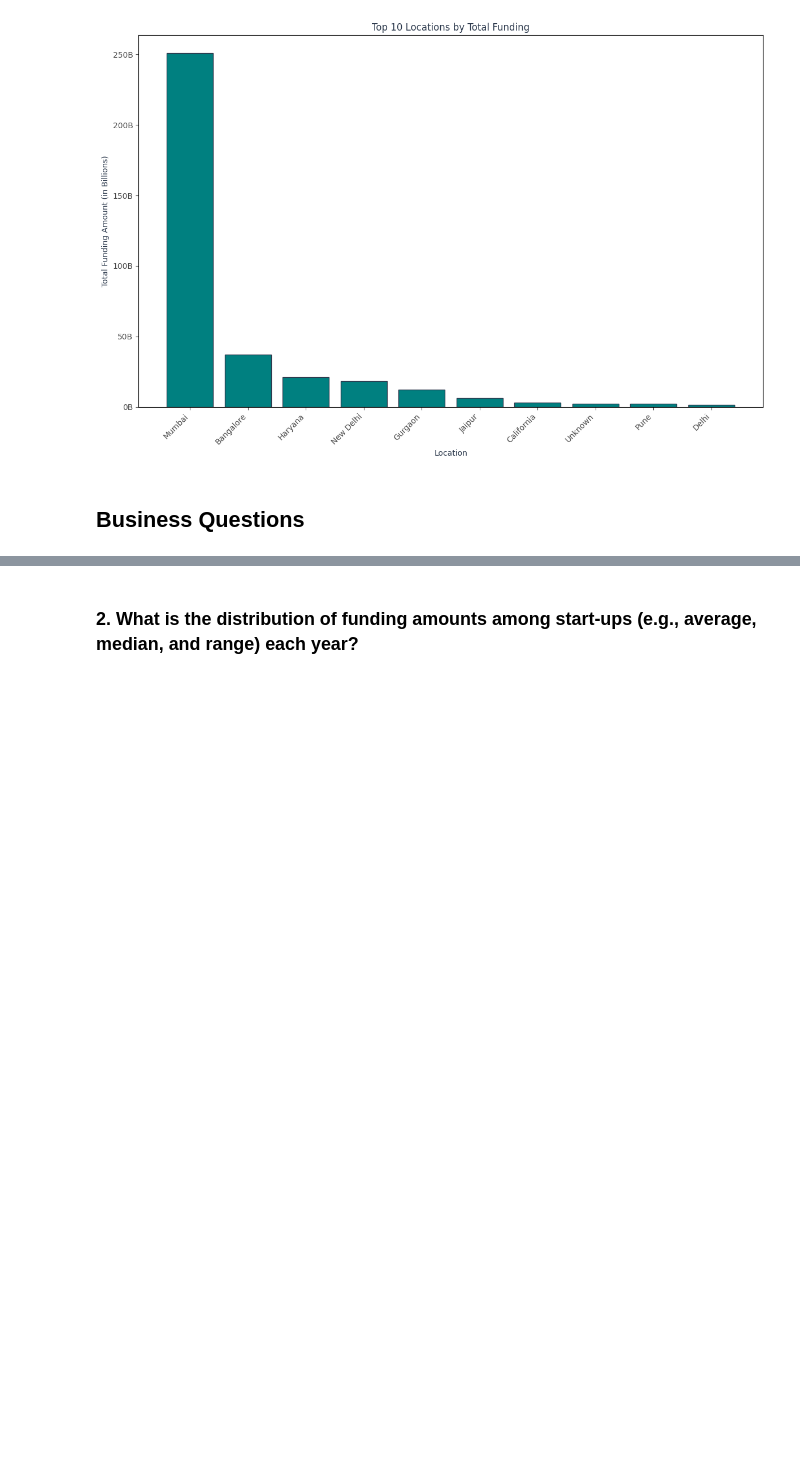
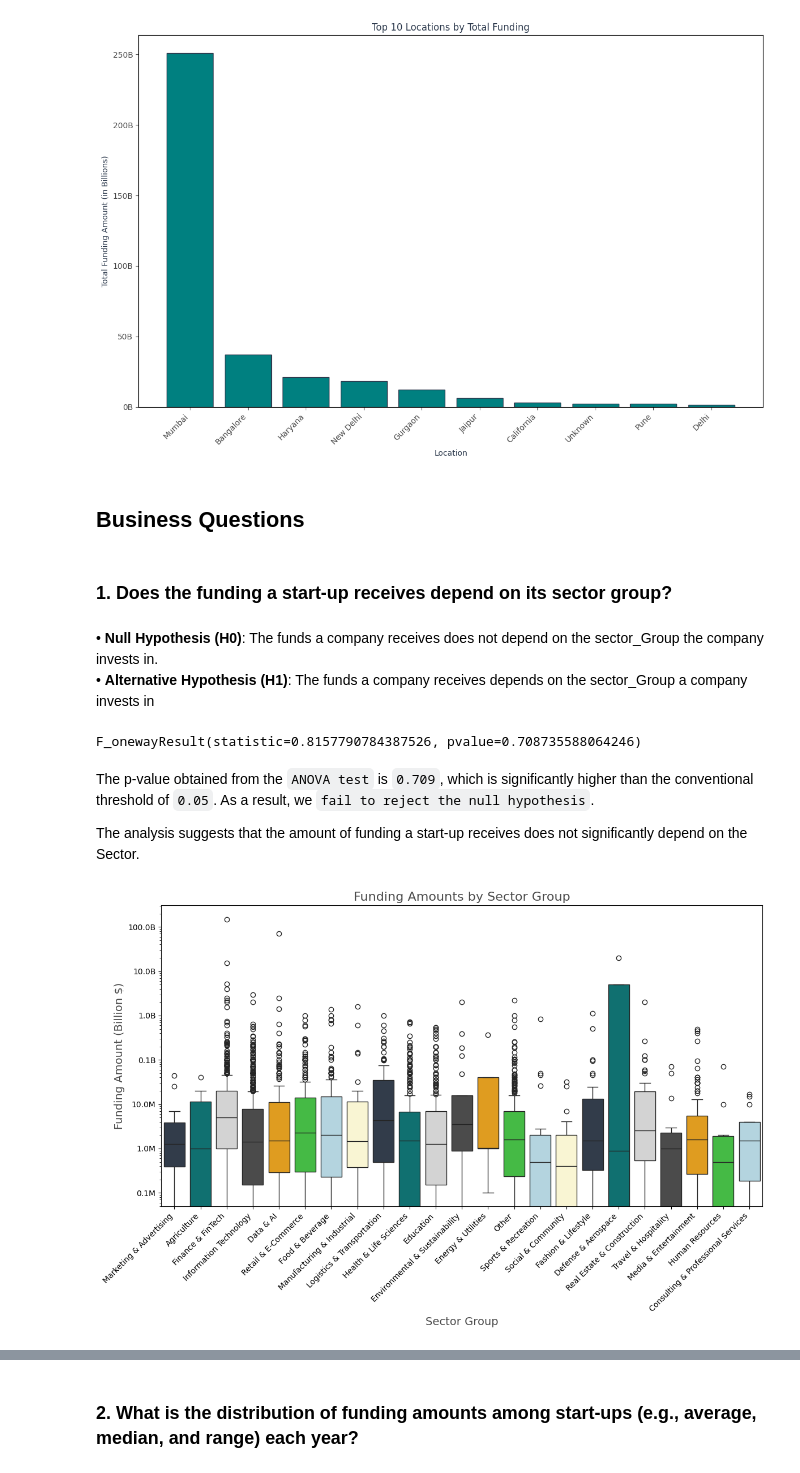
Before and after one commit to elishastanley/Indian-Start-up-Funding-Analysis-2018-2021, a Jupyter notebook: notebook/main.ipynb, the cells around one changed output, grey strips where cells are left out. Saved outputs shown, nothing was run; the diff lists cells and outputs as text; code cells hidden in the pictures; blank space fills up the shorter version.

```diff
--- a/notebook/main.ipynb
+++ b/notebook/main.ipynb
@@ -12,6 +12,18 @@ import warnings
 import matplotlib.pyplot as plt
 import seaborn as sns
 
+# Setting the color palette
+palette = {
+    "Deep Blue": "#2E3B4E",
+    "Teal": "#008080",
+    "Light Gray": "#D3D3D3",
+    "Dark Gray": "#4B4B4B",
+    "Orange": "#FFA500",
+    "Green": "#32CD32",
+    "Light Blue": "#ADD8E6",
+    "Soft Yellow": "#FFFACD"
+}
+
 warnings. filterwarnings('ignore')
 # %% [markdown]
 ## **Data Loading**
@@ -645,3 +657,50 @@ plt.show()
 [figure]
 # %% [markdown]
 ## **Business Questions**
+# %% [markdown]
+### 1. Does the funding a start-up receives depend on its sector group?
+# %% [markdown]
+• **Null Hypothesis (H0)**:
+The funds a company receives does not depend on the sector_Group the company invests in.
+• **Alternative Hypothesis (H1)**:
+The funds a company receives depends on the sector_Group a company invests in
+# %%
+from scipy.stats import f_oneway
+
+# Grouping data by Sector_Group and get the funding amounts for each group
+grouped_data = data.groupby('Sector_Group')['Amount'].apply(list)
+
+# Performing ANOVA
+anova_result = f_oneway(*grouped_data)
+
+anova_result
+# %% [output]
+F_onewayResult(statistic=0.8157790784387526, pvalue=0.708735588064246)
+# %% [markdown]
+The p-value obtained from the `ANOVA test` is `0.709`, which is significantly higher than the conventional threshold of `0.05`. As a result, we `fail to reject the null hypothesis`.
+
+The analysis suggests that the amount of funding a start-up receives does not significantly depend on the Sector.
+# %%
+plt.figure(figsize=(12, 8))
+sns.boxplot(
+    x='Sector_Group',
+    y='Amount',
+    data=data,
+    palette=[palette["Deep Blue"], palette["Teal"], palette["Light Gray"], palette["Dark Gray"],
+             palette["Orange"], palette["Green"], palette["Light Blue"], palette["Soft Yellow"]]
+)
+plt.xticks(rotation=45, ha='right')
+plt.title('Funding Amounts by Sector Group',
+          fontsize=16, color=palette["Dark Gray"])
+plt.xlabel('Sector Group', fontsize=14, color=palette["Dark Gray"])
+plt.ylabel('Funding Amount (Billion $)',
+           fontsize=14, color=palette["Dark Gray"])
+plt.yscale('log')
+yticks = plt.gca().get_yticks()
+plt.gca().set_yticklabels(['{:.1f}B'.format(
+    y / 1e9) if y >= 1e8 else '{:.1f}M'.format(y / 1e6) for y in yticks])
+[]
+plt.tight_layout()
+plt.show()
+# %% [output]
+[figure, added]
```
Also changed, not shown: parts of 22 cells of this notebook.
